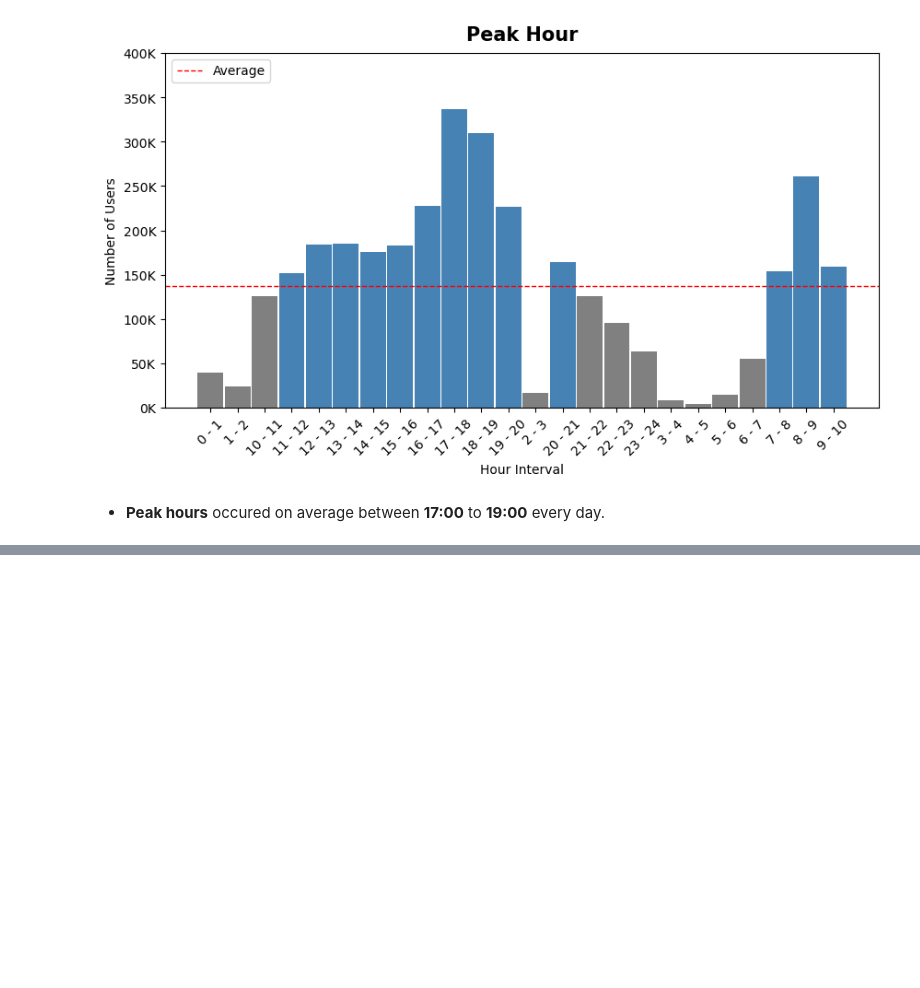
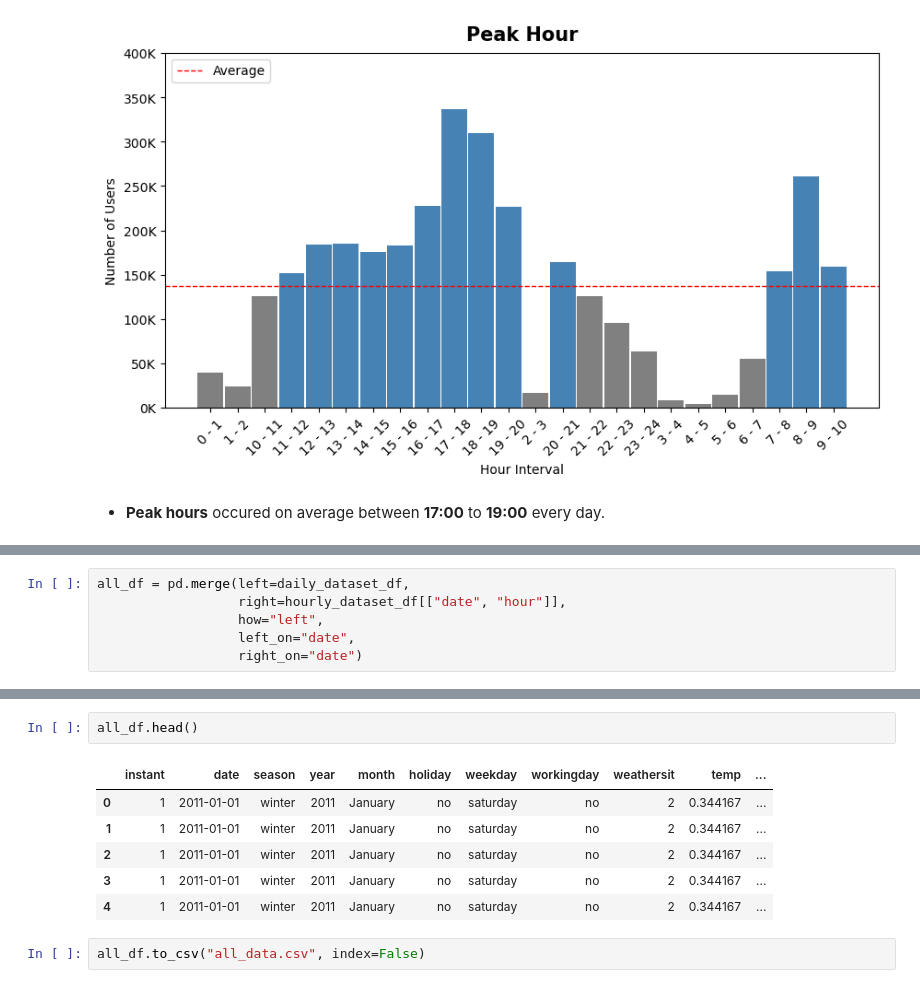
Before and after one commit to Sulbae/Bike-Sharing-Practice, a Jupyter notebook: notebook.ipynb, the cells around one changed output, grey strips where cells are left out. Cells and saved outputs as stored; diff of their text form; blank space fills up the shorter version.

```diff
--- a/notebook.ipynb
+++ b/notebook.ipynb
@@ -756,0 +750,6 @@ peak_hour_plot
+# %%
+all_df = pd.merge(left=daily_dataset_df,
+                  right=hourly_dataset_df[["date", "hour"]],
+                  how="left",
+                  left_on="date",
+                  right_on="date")
@@ -756,0 +776,11 @@ peak_hour_plot
+# %%
+all_df.head()
+# %% [output]
+|  | instant | date | season | year | month | holiday | weekday | workingday | weathersit | temp | ... |
+| 0 | 1 | 2011-01-01 | winter | 2011 | January | no | saturday | no | 2 | 0.344167 | ... |
+| 1 | 1 | 2011-01-01 | winter | 2011 | January | no | saturday | no | 2 | 0.344167 | ... |
+| 2 | 1 | 2011-01-01 | winter | 2011 | January | no | saturday | no | 2 | 0.344167 | ... |
+| 3 | 1 | 2011-01-01 | winter | 2011 | January | no | saturday | no | 2 | 0.344167 | ... |
+| 4 | 1 | 2011-01-01 | winter | 2011 | January | no | saturday | no | 2 | 0.344167 | ... |
+# %%
+all_df.to_csv("all_data.csv", index=False)
```
Also changed, not shown: parts of 4 cells of this notebook, 2 other files.
